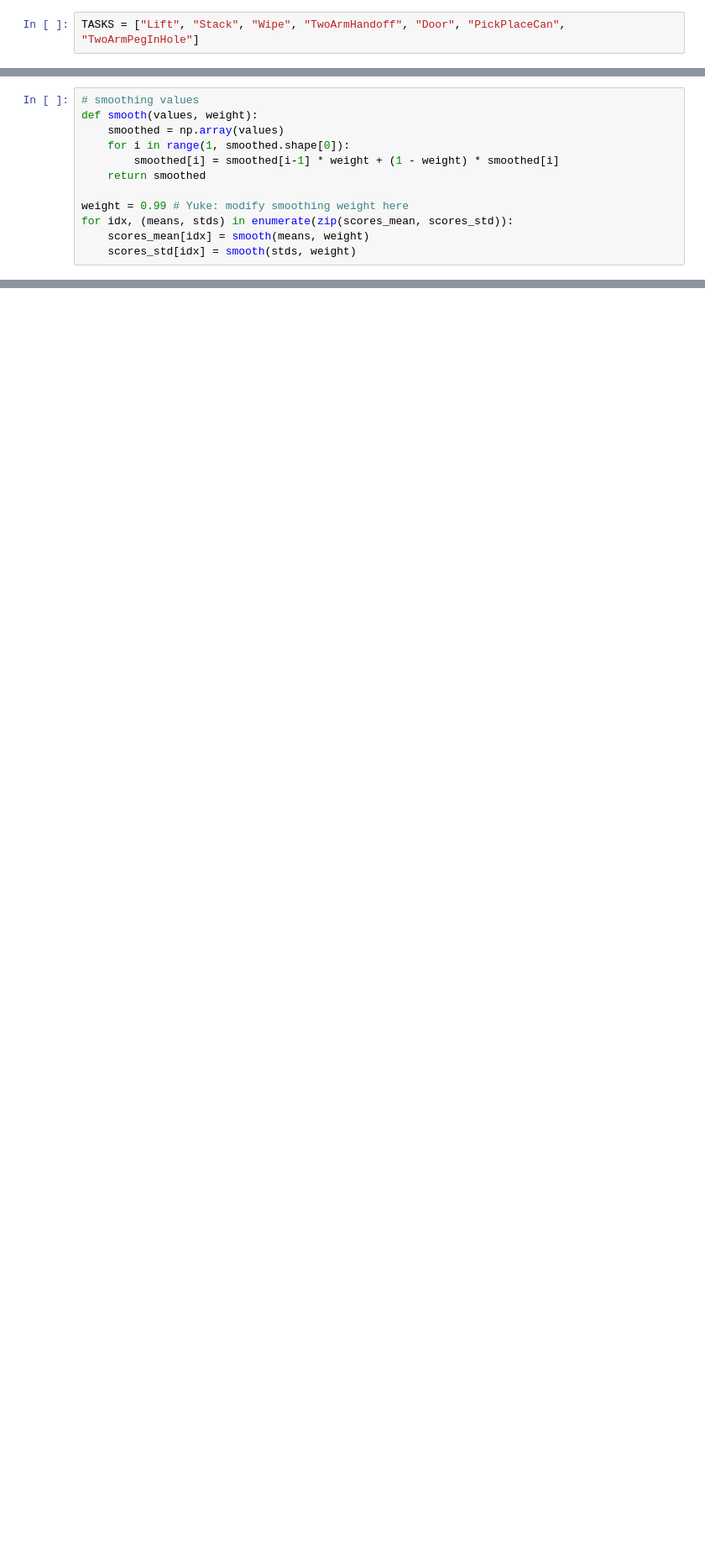
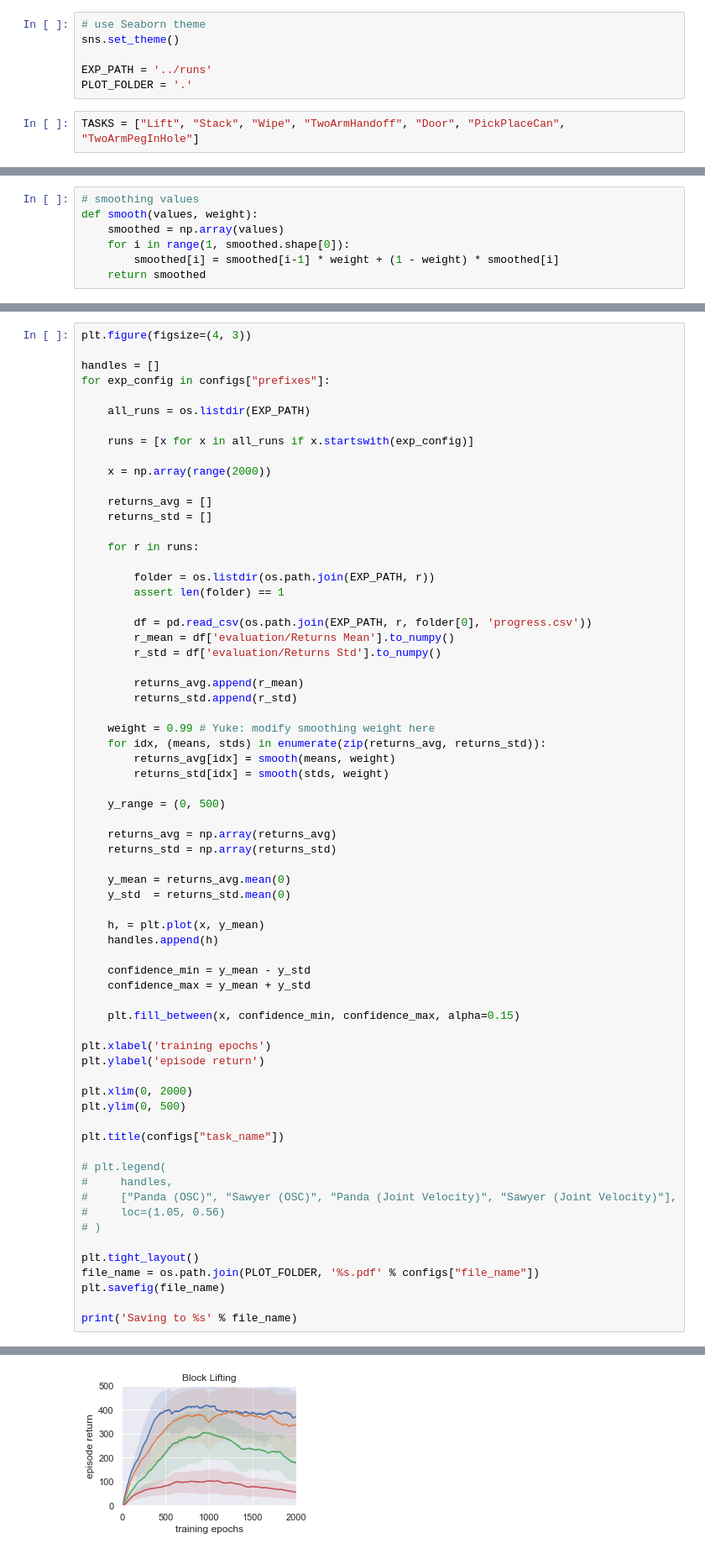
Before and after one commit to ARISE-Initiative/robosuite-benchmark, a Jupyter notebook: notebooks/plots.ipynb, the cells around one changed output, grey strips where cells are left out. Shown at 84% size. Cells and saved outputs as stored; diff of their text form; blank space fills up the shorter version.

```diff
--- a/notebooks/plots.ipynb
+++ b/notebooks/plots.ipynb
@@ -8,2 +8,8 @@ import sys
+# %%
+# use Seaborn theme
+sns.set_theme()
+
+EXP_PATH = '../runs'
+PLOT_FOLDER = '.'
 # %%
 TASKS = ["Lift", "Stack", "Wipe", "TwoArmHandoff", "Door", "PickPlaceCan", "TwoArmPegInHole"]
@@ -45,8 +20,3 @@ def smooth(values, weight):
     for i in range(1, smoothed.shape[0]):
         smoothed[i] = smoothed[i-1] * weight + (1 - weight) * smoothed[i]
     return smoothed
-
-weight = 0.99 # Yuke: modify smoothing weight here
-for idx, (means, stds) in enumerate(zip(scores_mean, scores_std)):
-    scores_mean[idx] = smooth(means, weight)
-    scores_std[idx] = smooth(stds, weight)
@@ -101,0 +77,68 @@ plt.show()
+# %%
+plt.figure(figsize=(4, 3))
+
+handles = []
+for exp_config in configs["prefixes"]:
+
+    all_runs = os.listdir(EXP_PATH)
+
+    runs = [x for x in all_runs if x.startswith(exp_config)]
+
+    x = np.array(range(2000))
+
+    returns_avg = []
+    returns_std = []
+
+    for r in runs:
+
+        folder = os.listdir(os.path.join(EXP_PATH, r))
+        assert len(folder) == 1
+
+        df = pd.read_csv(os.path.join(EXP_PATH, r, folder[0], 'progress.csv'))
+        r_mean = df['evaluation/Returns Mean'].to_numpy()
+        r_std = df['evaluation/Returns Std'].to_numpy()
+
+        returns_avg.append(r_mean)
+        returns_std.append(r_std)
+
+    weight = 0.99 # Yuke: modify smoothing weight here
+    for idx, (means, stds) in enumerate(zip(returns_avg, returns_std)):
+        returns_avg[idx] = smooth(means, weight)
+        returns_std[idx] = smooth(stds, weight)
+
+    y_range = (0, 500)
+
+    returns_avg = np.array(returns_avg)
+    returns_std = np.array(returns_std)
+
+    y_mean = returns_avg.mean(0)
+    y_std  = returns_std.mean(0)
+
+    h, = plt.plot(x, y_mean)
+    handles.append(h)
+
+    confidence_min = y_mean - y_std
+    confidence_max = y_mean + y_std
+
+    plt.fill_between(x, confidence_min, confidence_max, alpha=0.15)
+
+plt.xlabel('training epochs')
+plt.ylabel('episode return')
+
+plt.xlim(0, 2000)
+plt.ylim(0, 500)
+
+plt.title(configs["task_name"])
+
+# plt.legend(
+#     handles,
+#     ["Panda (OSC)", "Sawyer (OSC)", "Panda (Joint Velocity)", "Sawyer (Joint Velocity)"],
+#     loc=(1.05, 0.56)
+# )
+
+plt.tight_layout()
+file_name = os.path.join(PLOT_FOLDER, '%s.pdf' % configs["file_name"])
+plt.savefig(file_name)
+
+print('Saving to %s' % file_name)
+# %% [output]
@@ -101,0 +146 @@ plt.show()
+[figure, added]
```
Also changed, not shown: parts of 6 cells of this notebook, 3 other files.
